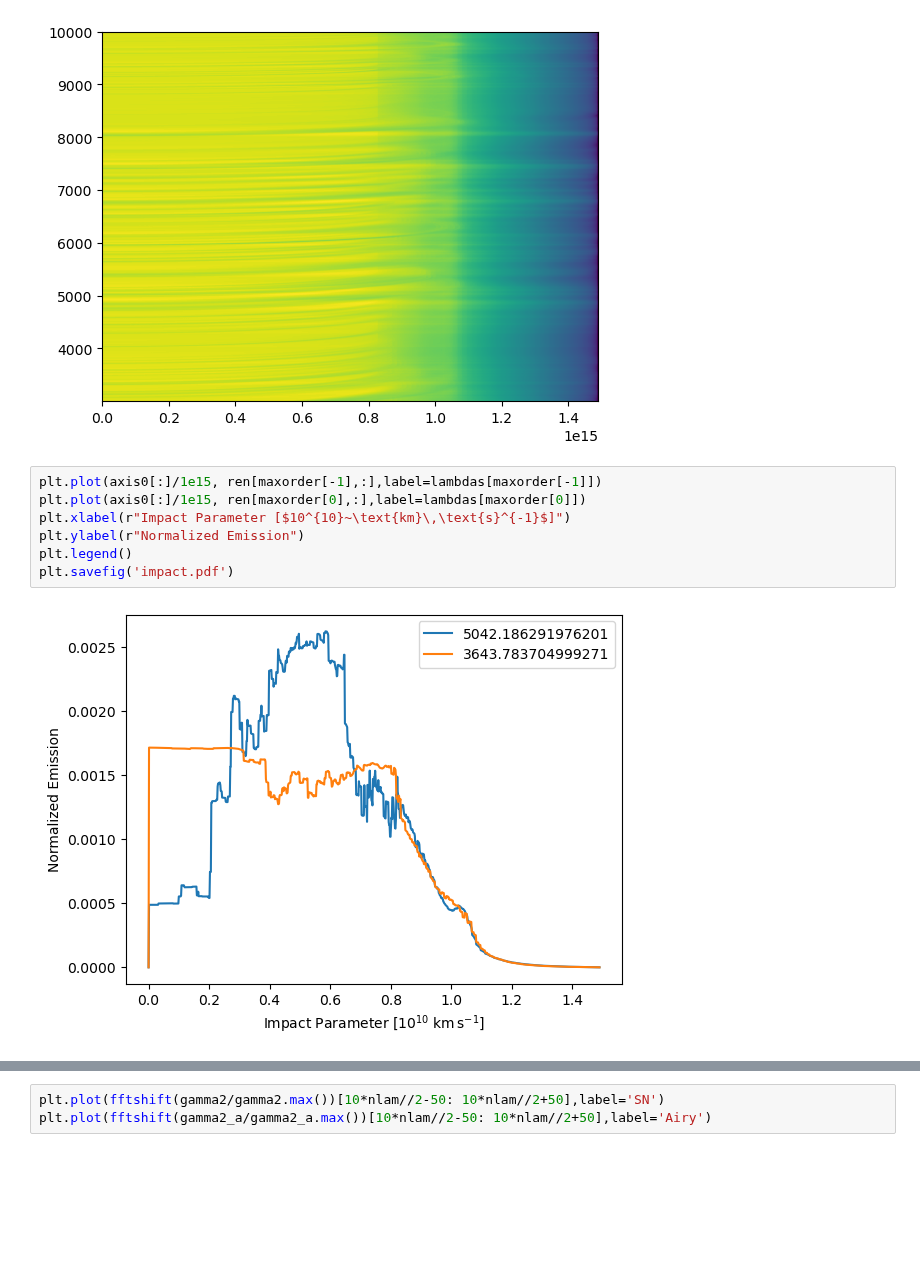
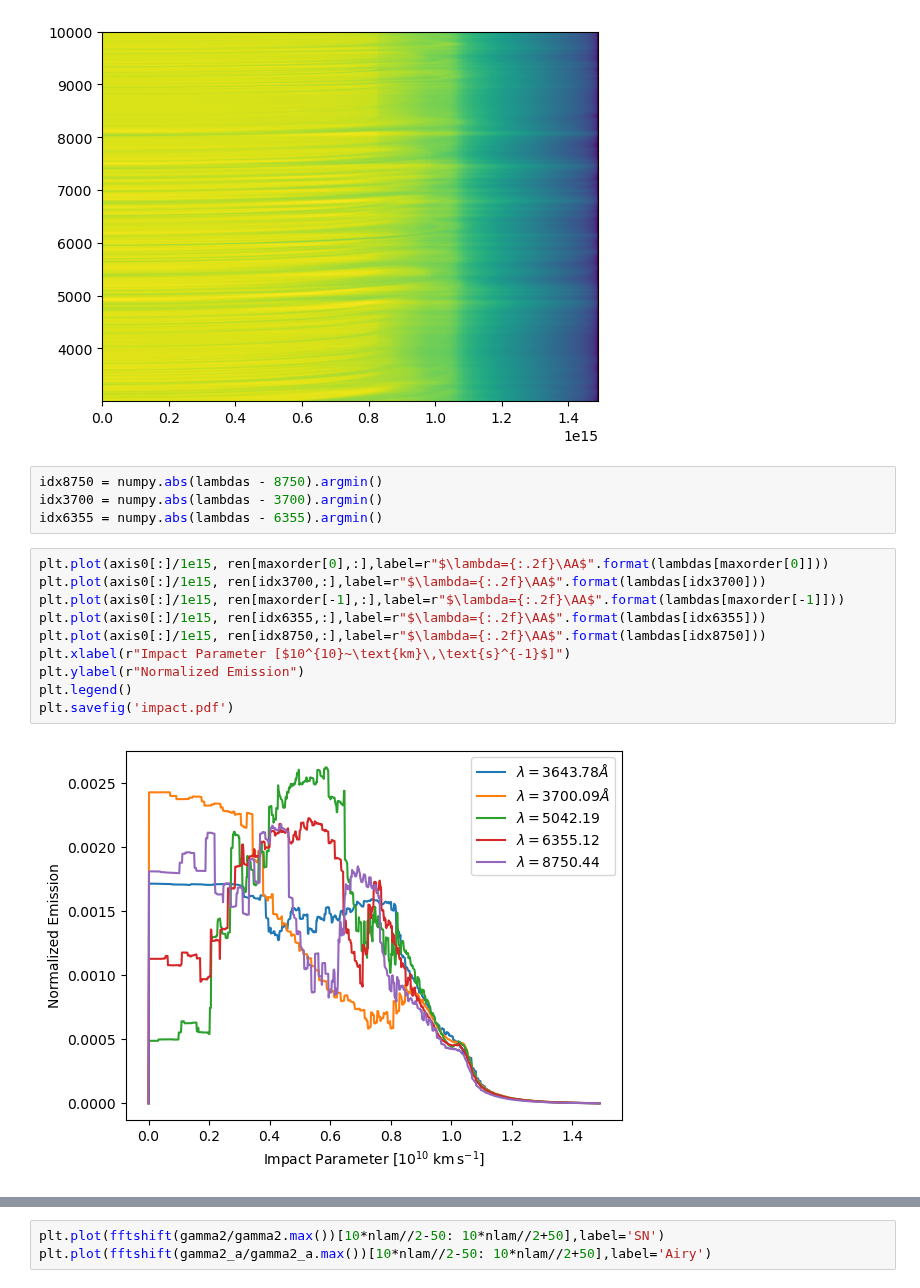
Before and after one commit to AlexGKim/II, a Jupyter notebook: Untitled.ipynb, the cells around one changed output, grey strips where cells are left out. Saved outputs shown, nothing was run; the diff lists cells and outputs as text; blank space fills up the shorter version.

Commit message:
labels

```diff
--- a/Untitled.ipynb
+++ b/Untitled.ipynb
@@ -51,13 +51,20 @@ plt.imshow(ren,extent=[axis0[0],axis0[-1],lambdas[0],lambdas[-1]],aspect='auto',
 # %% [output]
 <matplotlib.image.AxesImage at 0x...>
 [figure]
+# %%
+idx8750 = numpy.abs(lambdas - 8750).argmin()
+idx3700 = numpy.abs(lambdas - 3700).argmin()
+idx6355 = numpy.abs(lambdas - 6355).argmin()
 # %%
-plt.plot(axis0[:]/1e15, ren[maxorder[-1],:],label=lambdas[maxorder[-1]])
-plt.plot(axis0[:]/1e15, ren[maxorder[0],:],label=lambdas[maxorder[0]])
+plt.plot(axis0[:]/1e15, ren[maxorder[0],:],label=r"$\lambda={:.2f}\AA$".format(lambdas[maxorder[0]]))
+plt.plot(axis0[:]/1e15, ren[idx3700,:],label=r"$\lambda={:.2f}\AA$".format(lambdas[idx3700]))
+plt.plot(axis0[:]/1e15, ren[maxorder[-1],:],label=r"$\lambda={:.2f}\AA$".format(lambdas[maxorder[-1]]))
+plt.plot(axis0[:]/1e15, ren[idx6355,:],label=r"$\lambda={:.2f}\AA$".format(lambdas[idx6355]))
+plt.plot(axis0[:]/1e15, ren[idx8750,:],label=r"$\lambda={:.2f}\AA$".format(lambdas[idx8750]))
 plt.xlabel(r"Impact Parameter [$10^{10}~\text{km}\,\text{s}^{-1}$]")
 plt.ylabel(r"Normalized Emission")
 plt.legend()
 plt.savefig('impact.pdf')
 # %% [output]
-[figure, old version]
+[figure, new version]
 # %%
```
Also changed, not shown: parts of 1 cell of this notebook.
